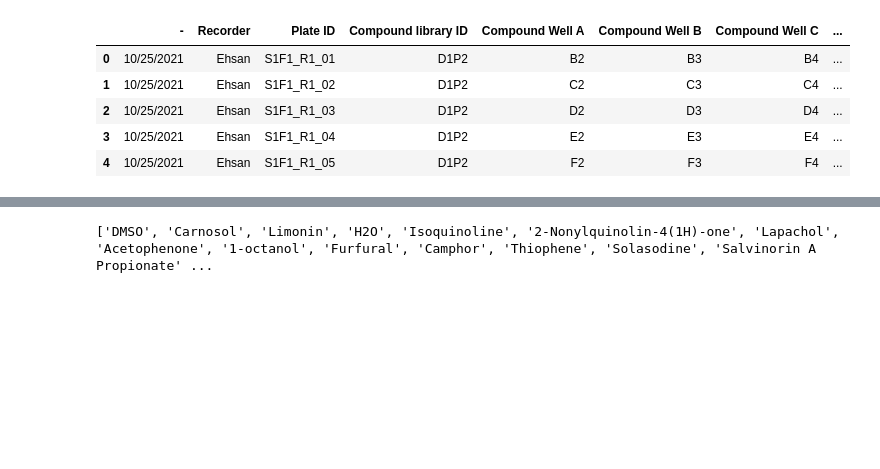
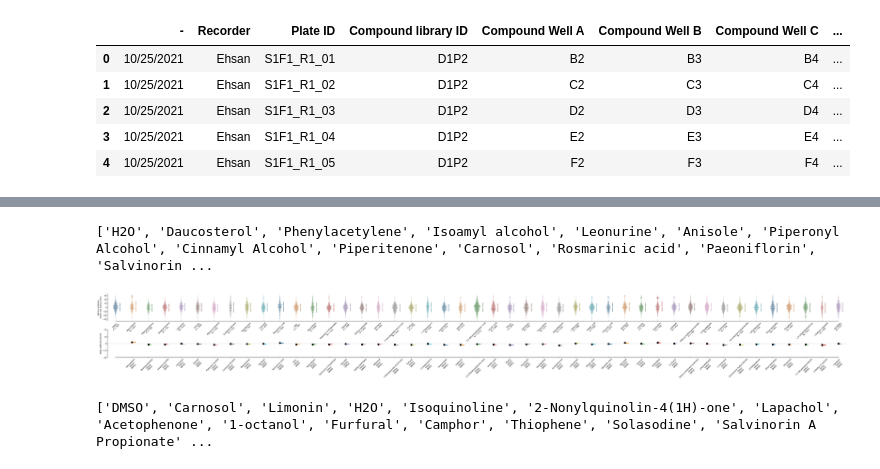
Before and after one commit to Neuroplant-Resources/Neuroplant-OWL, a Jupyter notebook: S1/S1F1_unblinding.ipynb, the cells around one changed output, grey strips where cells are left out. Saved outputs shown, nothing was run; the diff lists cells and outputs as text; code cells hidden in the pictures; blank space fills up the shorter version.

```diff
--- a/S1/S1F1_unblinding.ipynb
+++ b/S1/S1F1_unblinding.ipynb
@@ -218,5 +230,5 @@ filtered.to_csv('D:/_2021_08_screen/S1fu/ubf_ia.csv')
 # %%
-worm_locs_foldr = plb.Path('D:/_2021_08_screen/S1fu/124_ia/')
+worm_locs_foldr = plb.Path('C:/Users/Emily/Desktop/current_analysis/S1F2/')
 # %%
 # 1 inch = 25.4mm
 mm = 25.4
@@ -250,6 +262,8 @@ def get_worm_locs(row, wrms, result_dict, strain):
 # Need to create an empty dictionary to hold the values
 results_dict = {}
 for index, row in filtered.iterrows():
-    PR_pooled = get_worm_locs(row, worm_locs_foldr, results_dict, 'PR678')
-PR_pooled_df = pd.DataFrame.from_dict(PR_pooled)
-PRmm_df = PR_pooled_df.apply(lambda x: -(x/px_mm)+32.5)
+    pooled = get_worm_locs(row, worm_locs_foldr, results_dict, 'GN960')
+pooled_df = pd.DataFrame.from_dict(pooled)
+mm_df = pooled_df.apply(lambda x: -(x/px_mm)+32.5)
+# %%
+mm_df = mm_df.drop(columns = ['Rosmarinic acid', '2')
@@ -268,0 +291,24 @@ CXmm_df = pd.read_csv('D:/_2021_08_screen/S1fu/allReps_over150/150_CX10.csv', in
+# %%
+cols = list(mm_df.columns)
+cols.insert(0, cols.pop(cols.index('H2O')))
+print(cols)
+
+mm_obj = db.load(mm_df, idx=(cols))
+# %% [output]
+['H2O', 'Daucosterol', 'Phenylacetylene', 'Isoamyl alcohol', 'Leonurine', 'Anisole', 'Piperonyl Alcohol', 'Cinnamyl Alcohol', 'Piperitenone', 'Carnosol', 'Rosmarinic acid', 'Paeoniflorin', 'Salvinorin ...
+# %%
+mm_obj_plot = mm_obj.mean_diff.plot(raw_marker_size=1, swarm_label = 'Worm Locations \nwithin the arena (mm)',
+                                        contrast_label="Mean differene (mm)", contrast_ylim = (-20,20), swarm_ylim=(-35,35))
+
+#Accessing plot axes to control plot asthetics
+rawswarm_axes = mm_obj_plot.axes[0]
+contrast_axes = mm_obj_plot.axes[1]
+
+rawswarm_axes.yaxis.set_tick_params(tickdir='in')
+rawswarm_axes.xaxis.set_tick_params(tickdir='in', rotation=45)
+
+contrast_axes.yaxis.set_tick_params(tickdir='in')
+contrast_axes.xaxis.set_tick_params(tickdir='in', rotation=45)
+#plt.rcParams['svg.fonttype'] = 'none'
+# %% [output]
+[figure, added]
```
Also changed, not shown: parts of 18 cells of this notebook, 6 other files.
